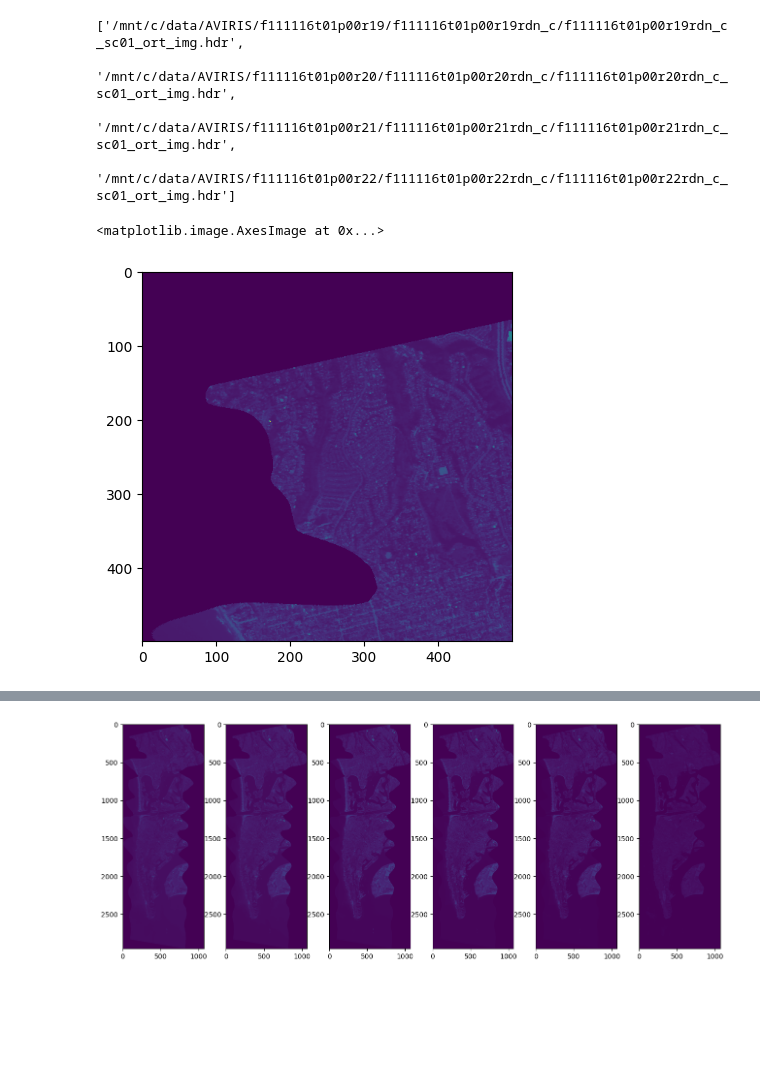
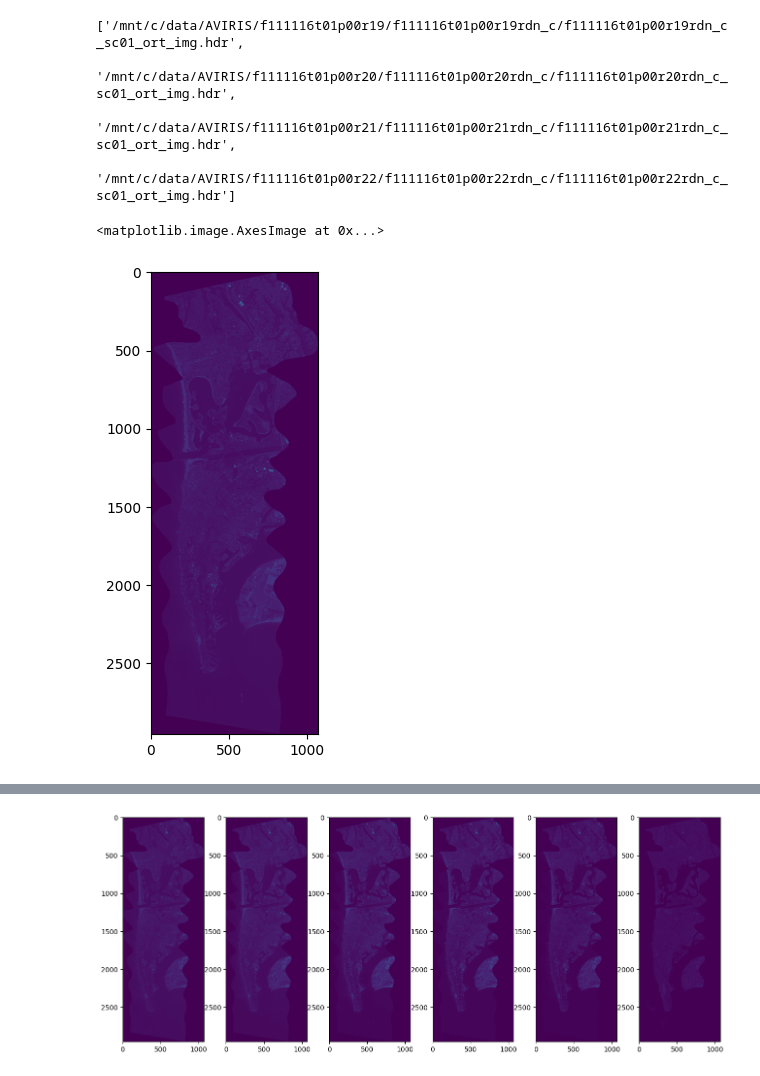
Before and after one commit to jtreguer/two-branch-CNN, a Jupyter notebook: 2BCNN_testing.ipynb, the cells around one changed output, grey strips where cells are left out. Drawn from its saved outputs; the diff is of its cells as text; code cells hidden in the pictures; blank space fills up the shorter version.

```diff
--- a/2BCNN_testing.ipynb
+++ b/2BCNN_testing.ipynb
@@ -228,5 +225,6 @@ with rasterio.open(dataset.image_list[2][:-4]) as src:
-# %%
-plt.imshow(test[15,:500,:500])
-# %% [output]
-<matplotlib.image.AxesImage at 0x...>
-[figure, removed]
+# %%
+plt.figure(figsize=(15,6))
+plt.imshow(test_hrhsi[:,:,15])
+# %% [output]
+<matplotlib.image.AxesImage at 0x...>
+[figure, added]
```
Also changed, not shown: parts of 26 cells of this notebook, 2 other files.
